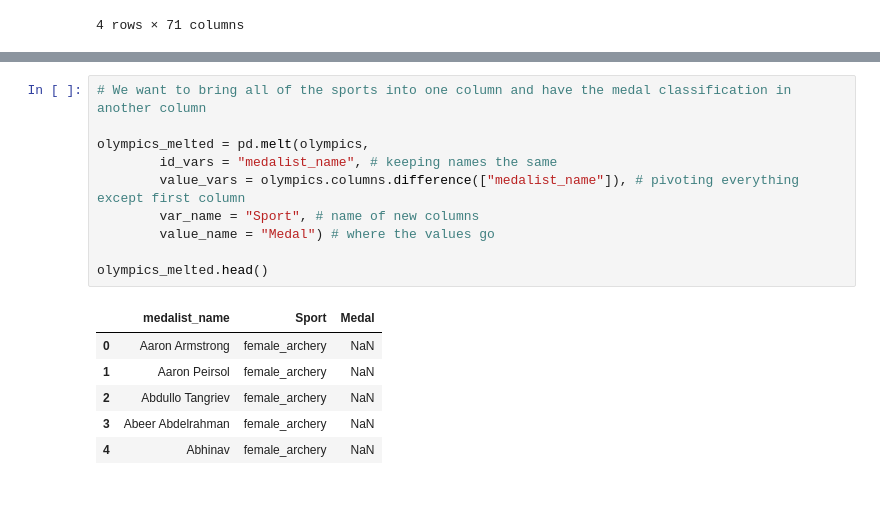
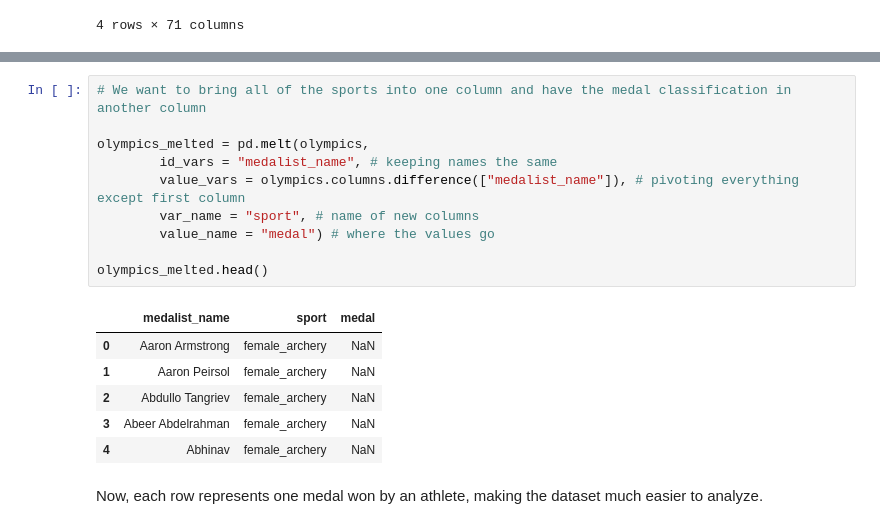
Before and after one commit to jsmall16/Small-Python-Portfolio, a Jupyter notebook: TidyData-Project/2008_olympic_medals.ipynb, the cells around one changed output, grey strips where cells are left out. Saved outputs shown, nothing was run; the diff lists cells and outputs as text; blank space fills up the shorter version.

```diff
--- a/TidyData-Project/2008_olympic_medals.ipynb
+++ b/TidyData-Project/2008_olympic_medals.ipynb
@@ -34,17 +60,19 @@ olympics.describe()
 # %%
 # We want to bring all of the sports into one column and have the medal classification in another column
 
 olympics_melted = pd.melt(olympics,
         id_vars = "medalist_name", # keeping names the same
         value_vars = olympics.columns.difference(["medalist_name"]), # pivoting everything except first column
-        var_name = "Sport", # name of new columns
-        value_name = "Medal") # where the values go
+        var_name = "sport", # name of new columns
+        value_name = "medal") # where the values go
 
 olympics_melted.head()
 # %% [output]
-|  | medalist_name | Sport | Medal |
+|  | medalist_name | sport | medal |
 | 0 | Aaron Armstrong | female_archery | NaN |
 | 1 | Aaron Peirsol | female_archery | NaN |
 | 2 | Abdullo Tangriev | female_archery | NaN |
 | 3 | Abeer Abdelrahman | female_archery | NaN |
 | 4 | Abhinav | female_archery | NaN |
+# %% [markdown]
+Now, each row represents one medal won by an athlete, making the dataset much easier to analyze.
```
Also changed, not shown: parts of 38 cells of this notebook, 3 other files.
